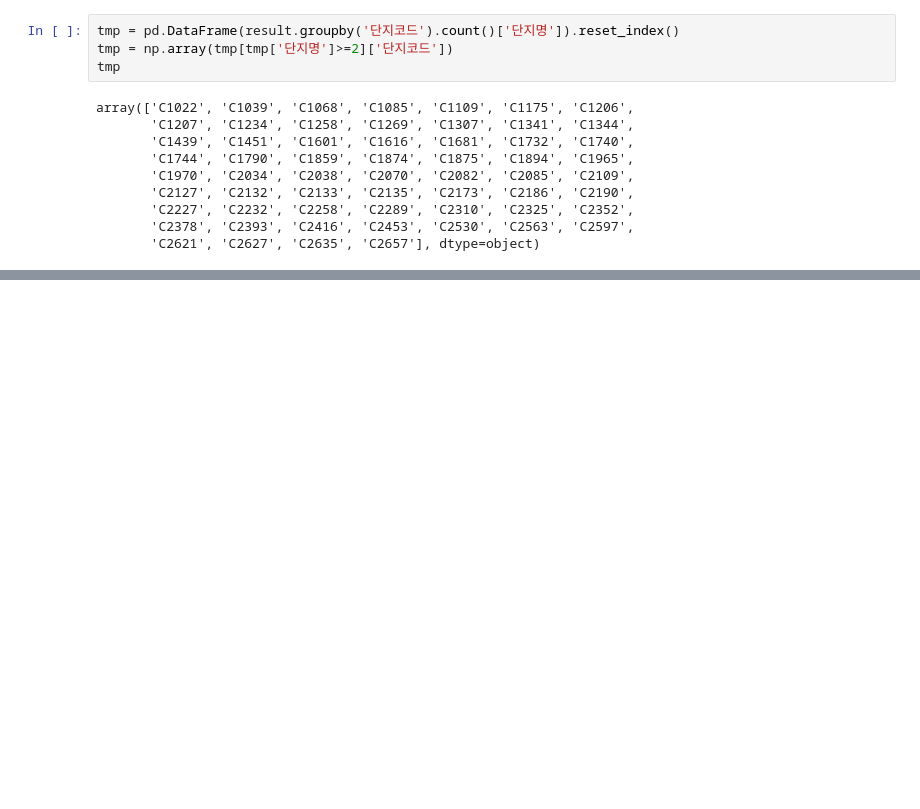
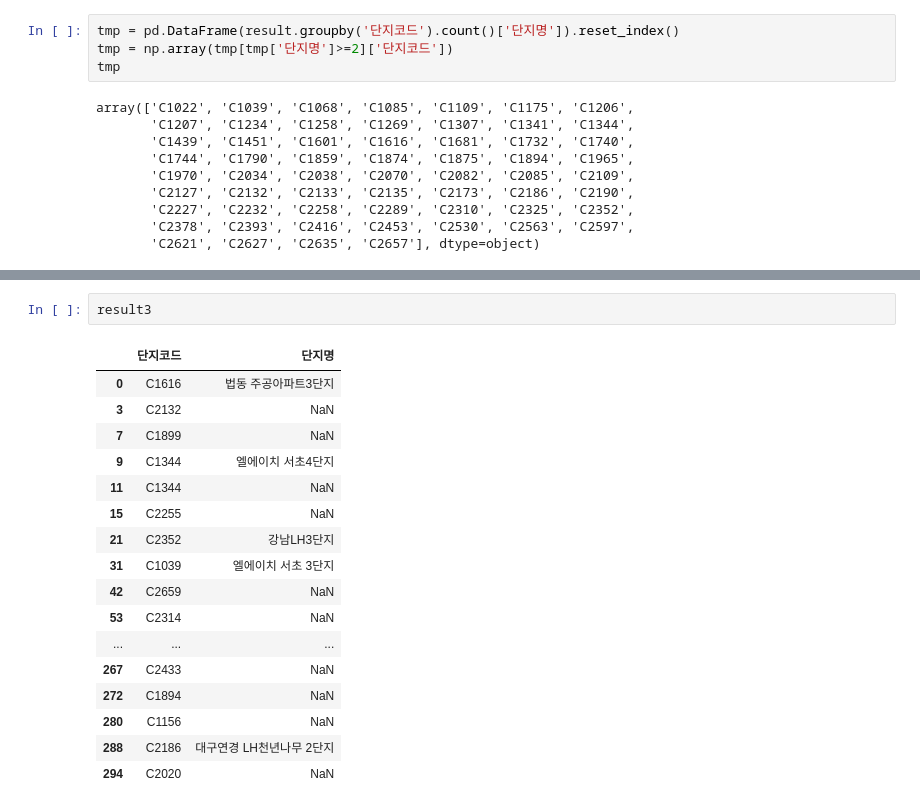
Before and after one commit to whdbfla6/Daesamanlap, a Jupyter notebook: DataMerge0704.ipynb, the cells around one changed output, grey strips where cells are left out. Drawn from its saved outputs; the diff is of its cells as text; blank space fills up the shorter version.

```diff
--- a/DataMerge0704.ipynb
+++ b/DataMerge0704.ipynb
@@ -155,0 +249,20 @@ array(['C1022', 'C1039', 'C1068', 'C1085', 'C1109', 'C1175', 'C1206',
+# %%
+result3
+# %% [output]
+|  | 단지코드 | 단지명 |
+| 0 | C1616 | 법동 주공아파트3단지 |
+| 3 | C2132 | NaN |
+| 7 | C1899 | NaN |
+| 9 | C1344 | 엘에이치 서초4단지 |
+| 11 | C1344 | NaN |
+| 15 | C2255 | NaN |
+| 21 | C2352 | 강남LH3단지 |
+| 31 | C1039 | 엘에이치 서초 3단지 |
+| 42 | C2659 | NaN |
+| 53 | C2314 | NaN |
+| ... | ... | ... |
+| 267 | C2433 | NaN |
+| 272 | C1894 | NaN |
+| 280 | C1156 | NaN |
+| 288 | C2186 | 대구연경 LH천년나무 2단지 |
+| 294 | C2020 | NaN |
```
Also changed, not shown: parts of 21 cells of this notebook, 3 other files.
